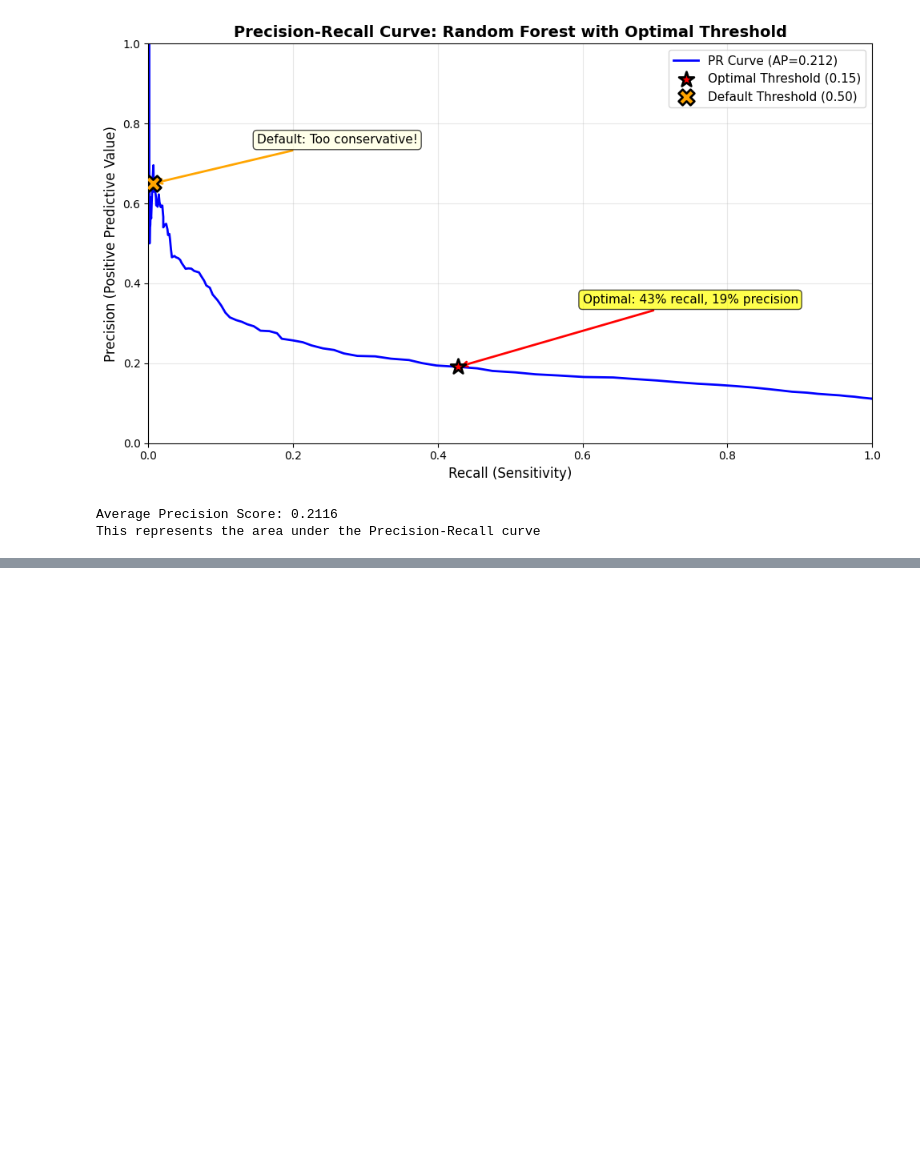
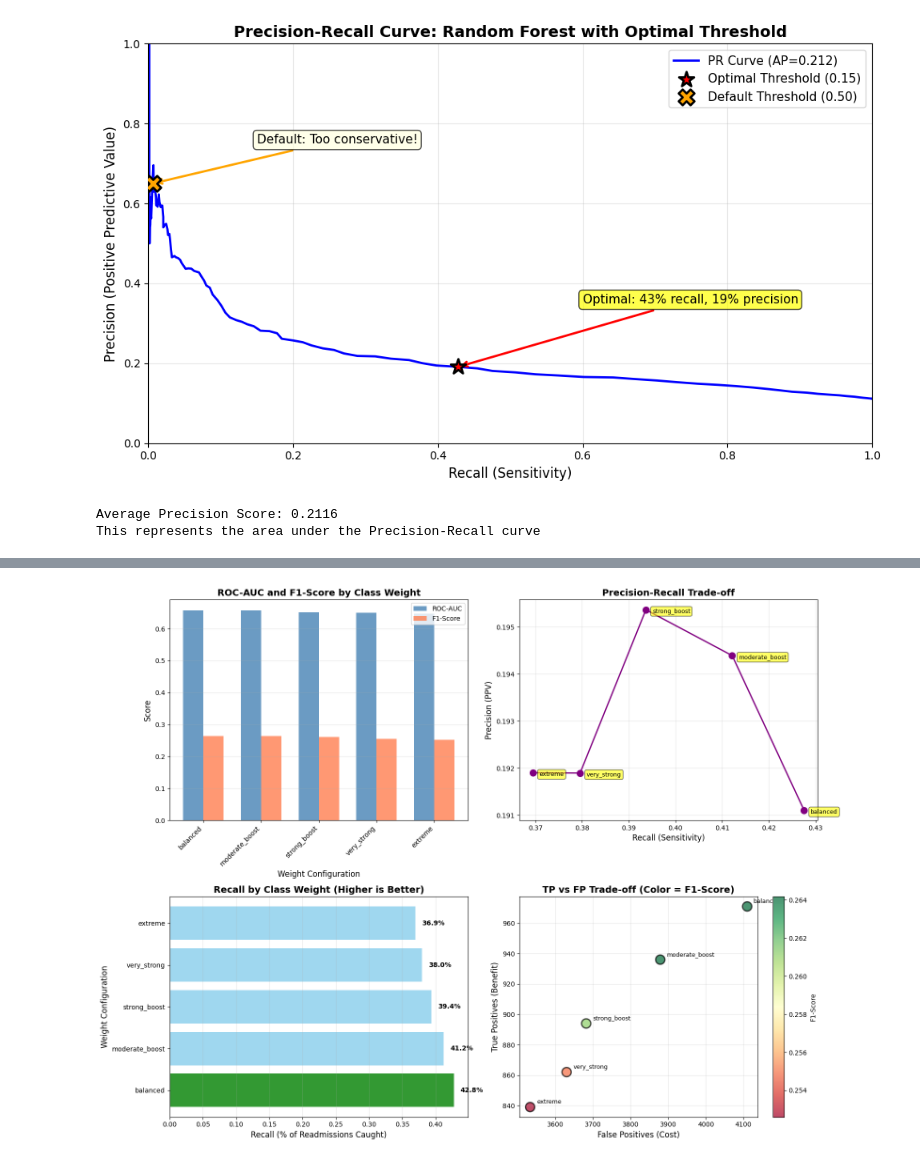
Before and after one commit to onchonga-programmer/patients-readmission, a Jupyter notebook: patient_readmission_cdss/notebooks/1_eda.ipynb, the cells around one changed output, grey strips where cells are left out. Drawn from its saved outputs; the diff is of its cells as text; code cells hidden in the pictures; blank space fills up the shorter version.

Commit message:
implementing class weights

```diff
--- a/patient_readmission_cdss/notebooks/1_eda.ipynb
+++ b/patient_readmission_cdss/notebooks/1_eda.ipynb
@@ -1759,0 +1918,64 @@ This represents the area under the Precision-Recall curve
+# %%
+# Visualize class weight comparison
+fig, axes = plt.subplots(2, 2, figsize=(16, 12))
+
+# Plot 1: ROC-AUC and F1-Score
+ax1 = axes[0, 0]
+x_pos = np.arange(len(results_df))
+width = 0.35
+ax1.bar(x_pos - width/2, results_df['roc_auc'], width, label='ROC-AUC', alpha=0.8, color='steelblue')
+ax1.bar(x_pos + width/2, results_df['f1_score'], width, label='F1-Score', alpha=0.8, color='coral')
+ax1.set_xlabel('Weight Configuration', fontsize=12)
+ax1.set_ylabel('Score', fontsize=12)
+ax1.set_title('ROC-AUC and F1-Score by Class Weight', fontsize=14, fontweight='bold')
+ax1.set_xticks(x_pos)
+ax1.set_xticklabels(results_df['config'], rotation=45, ha='right')
+ax1.legend()
+ax1.grid(True, alpha=0.3, axis='y')
+
+# Plot 2: Precision vs Recall Trade-off
+ax2 = axes[0, 1]
+ax2.plot(results_df['recall'], results_df['precision'], 'o-', linewidth=2, markersize=10, color='purple')
+for i, row in results_df.iterrows():
+    ax2.annotate(row['config'],
+                xy=(row['recall'], row['precision']),
+                xytext=(10, -5), textcoords='offset points',
+                fontsize=9, bbox=dict(boxstyle='round,pad=0.3', facecolor='yellow', alpha=0.6))
+ax2.set_xlabel('Recall (Sensitivity)', fontsize=12)
+ax2.set_ylabel('Precision (PPV)', fontsize=12)
+ax2.set_title('Precision-Recall Trade-off', fontsize=14, fontweight='bold')
+ax2.grid(True, alpha=0.3)
+
+# Plot 3: Recall Comparison (most important clinically)
+ax3 = axes[1, 0]
+colors = ['green' if r == results_df['recall'].max() else 'skyblue' for r in results_df['recall']]
+bars = ax3.barh(results_df['config'], results_df['recall'], color=colors, alpha=0.8)
+ax3.set_xlabel('Recall (% of Readmissions Caught)', fontsize=12)
+ax3.set_ylabel('Weight Configuration', fontsize=12)
+ax3.set_title('Recall by Class Weight (Higher is Better)', fontsize=14, fontweight='bold')
+ax3.grid(True, alpha=0.3, axis='x')
+# Add percentage labels
+for i, (idx, row) in enumerate(results_df.iterrows()):
+    ax3.text(row['recall'] + 0.01, i, f"{row['recall']*100:.1f}%",
+            va='center', fontsize=10, fontweight='bold')
+
+# Plot 4: True Positives vs False Positives
+ax4 = axes[1, 1]
+ax4.scatter(results_df['fp'], results_df['tp'], s=200, alpha=0.7, c=results_df['f1_score'],
+           cmap='RdYlGn', edgecolors='black', linewidths=2)
+for i, row in results_df.iterrows():
+    ax4.annotate(row['config'],
+                xy=(row['fp'], row['tp']),
+                xytext=(10, 5), textcoords='offset points',
+                fontsize=9)
+ax4.set_xlabel('False Positives (Cost)', fontsize=12)
+ax4.set_ylabel('True Positives (Benefit)', fontsize=12)
+ax4.set_title('TP vs FP Trade-off (Color = F1-Score)', fontsize=14, fontweight='bold')
+ax4.grid(True, alpha=0.3)
+cbar = plt.colorbar(ax4.collections[0], ax=ax4)
+cbar.set_label('F1-Score', fontsize=10)
+
+plt.tight_layout()
+plt.show()
+# %% [output]
+[figure, added]
```
Also changed, not shown: parts of 10 cells of this notebook.
